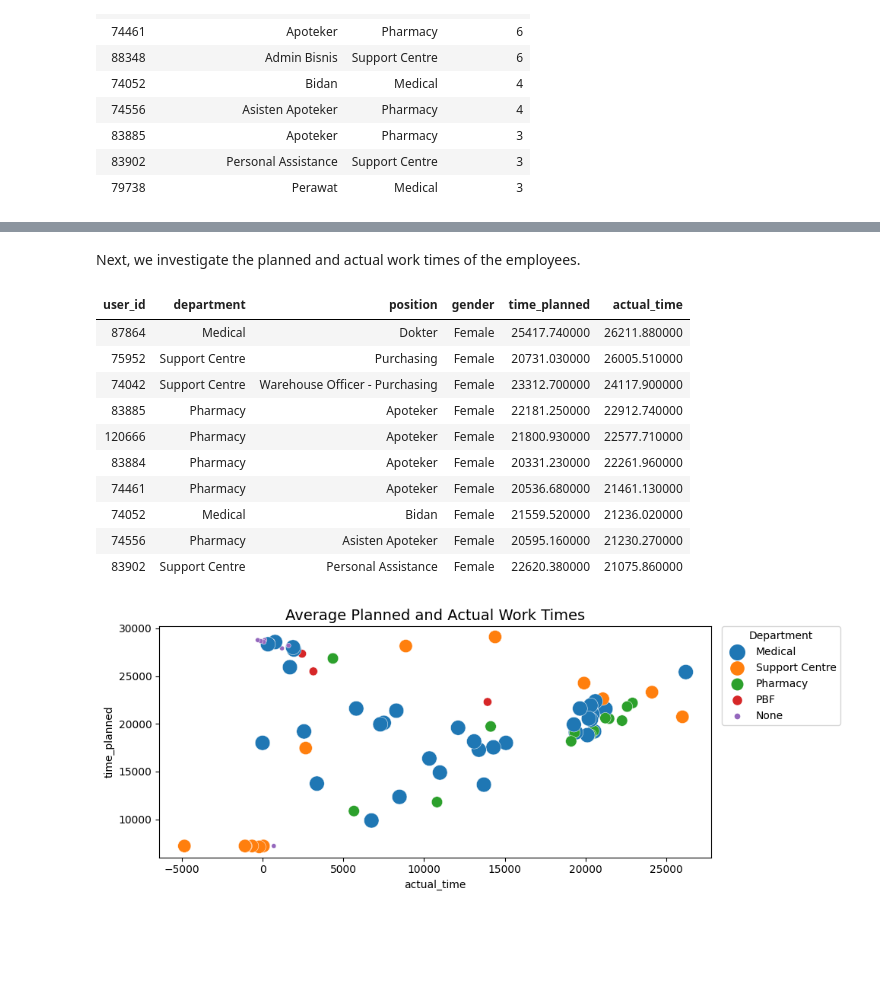
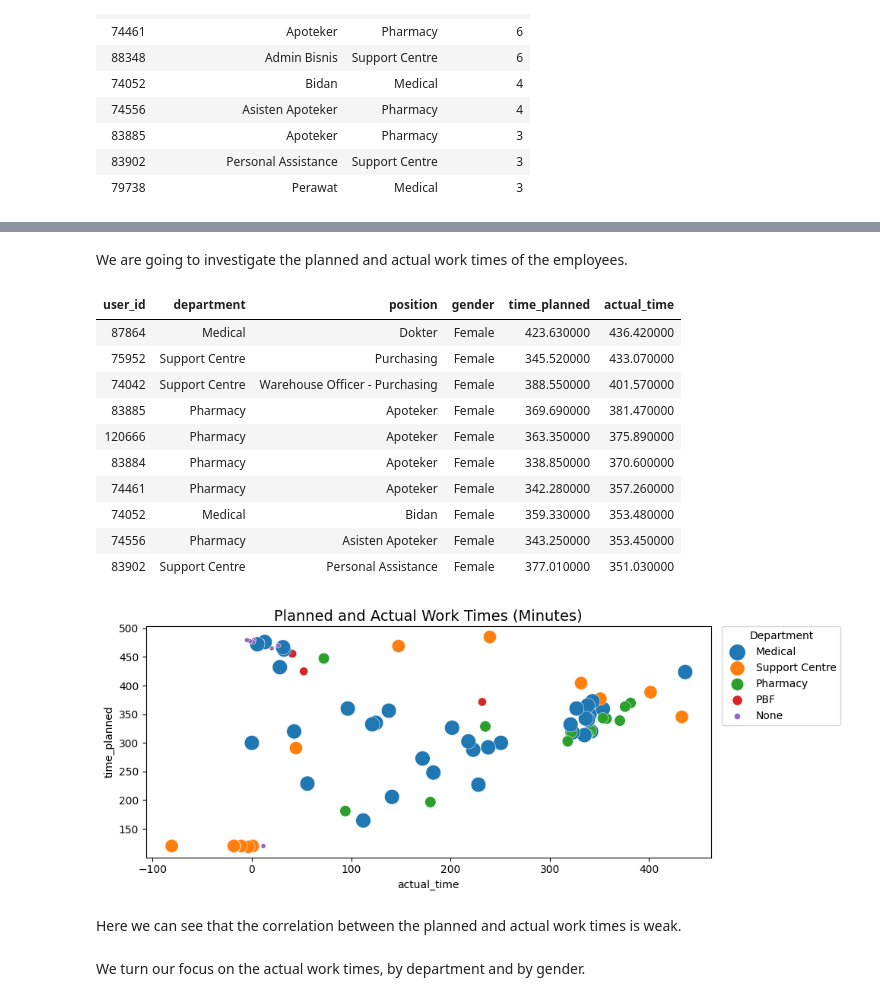
Before and after one commit to ebernardino01/DataAnalystPortfolio, a Jupyter notebook: Clockster/Clockster_Data_Analysis_Notebook.ipynb, the cells around one changed output, grey strips where cells are left out. Cells and saved outputs as stored; diff of their text form; code cells hidden in the pictures; blank space fills up the shorter version.

```diff
--- a/Clockster/Clockster_Data_Analysis_Notebook.ipynb
+++ b/Clockster/Clockster_Data_Analysis_Notebook.ipynb
@@ -572,6 +573,10 @@ sch_att_user['no_work_logout'] = np.where(
     False
 )
 
+# Convert the time plan values into minutes
+sch_att_user['time_planned'] = \
+    round((sch_att_user['time_planned'] / 60), 2)
+
 sch_att_user.info()
 # %% [output]
 <class 'pandas.core.frame.DataFrame'>
@@ -1071,10 +1132,10 @@ leaves_by_emp.head(10).style.hide(axis='index')
 # %% [markdown]
-Next, we investigate the planned and actual work times of the employees.
+We are going to investigate the planned and actual work times of the employees.
 # %%
-# Add calculations for work time
+# Add calculations for actual work time
 sch_att_user['actual_time'] = (
     sch_att_user['logout_datetime'] - sch_att_user['login_datetime']
-).astype('timedelta64[s]')
+).astype('timedelta64[m]')
 
 # Compare average plan and actual times for each employee
 emp_cols = ['user_id', 'department', 'position', 'gender']
@@ -1091,42 +1152,46 @@ actual_worktime_by_emp = \
 actual_worktime_by_emp.head(10).style.hide(axis='index')
 # %% [output]
 | user_id | department | position | gender | time_planned | actual_time |
-| 87864 | Medical | Dokter | Female | 25417.740000 | 26211.880000 |
-| 75952 | Support Centre | Purchasing | Female | 20731.030000 | 26005.510000 |
-| 74042 | Support Centre | Warehouse Officer - Purchasing | Female | 23312.700000 | 24117.900000 |
-| 83885 | Pharmacy | Apoteker | Female | 22181.250000 | 22912.740000 |
-| 120666 | Pharmacy | Apoteker | Female | 21800.930000 | 22577.710000 |
-| 83884 | Pharmacy | Apoteker | Female | 20331.230000 | 22261.960000 |
-| 74461 | Pharmacy | Apoteker | Female | 20536.680000 | 21461.130000 |
-| 74052 | Medical | Bidan | Female | 21559.520000 | 21236.020000 |
-| 74556 | Pharmacy | Asisten Apoteker | Female | 20595.160000 | 21230.270000 |
-| 83902 | Support Centre | Personal Assistance | Female | 22620.380000 | 21075.860000 |
+| 87864 | Medical | Dokter | Female | 423.630000 | 436.420000 |
+| 75952 | Support Centre | Purchasing | Female | 345.520000 | 433.070000 |
+| 74042 | Support Centre | Warehouse Officer - Purchasing | Female | 388.550000 | 401.570000 |
+| 83885 | Pharmacy | Apoteker | Female | 369.690000 | 381.470000 |
+| 120666 | Pharmacy | Apoteker | Female | 363.350000 | 375.890000 |
+| 83884 | Pharmacy | Apoteker | Female | 338.850000 | 370.600000 |
+| 74461 | Pharmacy | Apoteker | Female | 342.280000 | 357.260000 |
+| 74052 | Medical | Bidan | Female | 359.330000 | 353.480000 |
+| 74556 | Pharmacy | Asisten Apoteker | Female | 343.250000 | 353.450000 |
+| 83902 | Support Centre | Personal Assistance | Female | 377.010000 | 351.030000 |
 # %%
-# Generate scatter plot of planned vs actual times
+# Generate scatter plot of planned vs actual work times
 fig, ax = plt.subplots(figsize = (10, 4))
 sns.scatterplot(
     data=actual_worktime_by_emp,
     x='actual_time',
     y='time_planned',
     hue='department',
     size='department',
     sizes=(20, 200),
     ax=ax
 )
 ax.set_title(
-    "Average Planned and Actual Work Times",
+    'Planned and Actual Work Times (Minutes)',
     fontsize=14
 )
 plt.legend(
     bbox_to_anchor=(1.02, 1),
     loc='upper left',
     title='Department',
     borderaxespad=0
 )
 plt.tight_layout()
 plt.show()
 # %% [output]
-[figure, old version]
+[figure, new version]
+# %% [markdown]
+Here we can see that the correlation between the planned and actual work times is weak.
+# %% [markdown]
+We turn our focus on the actual work times, by department and by gender.
 # %%
 # Generate box plot to show average actual time distributions by department
 fig, ax = plt.subplots(figsize = (8, 4))
```
Also changed, not shown: parts of 23 cells of this notebook.
